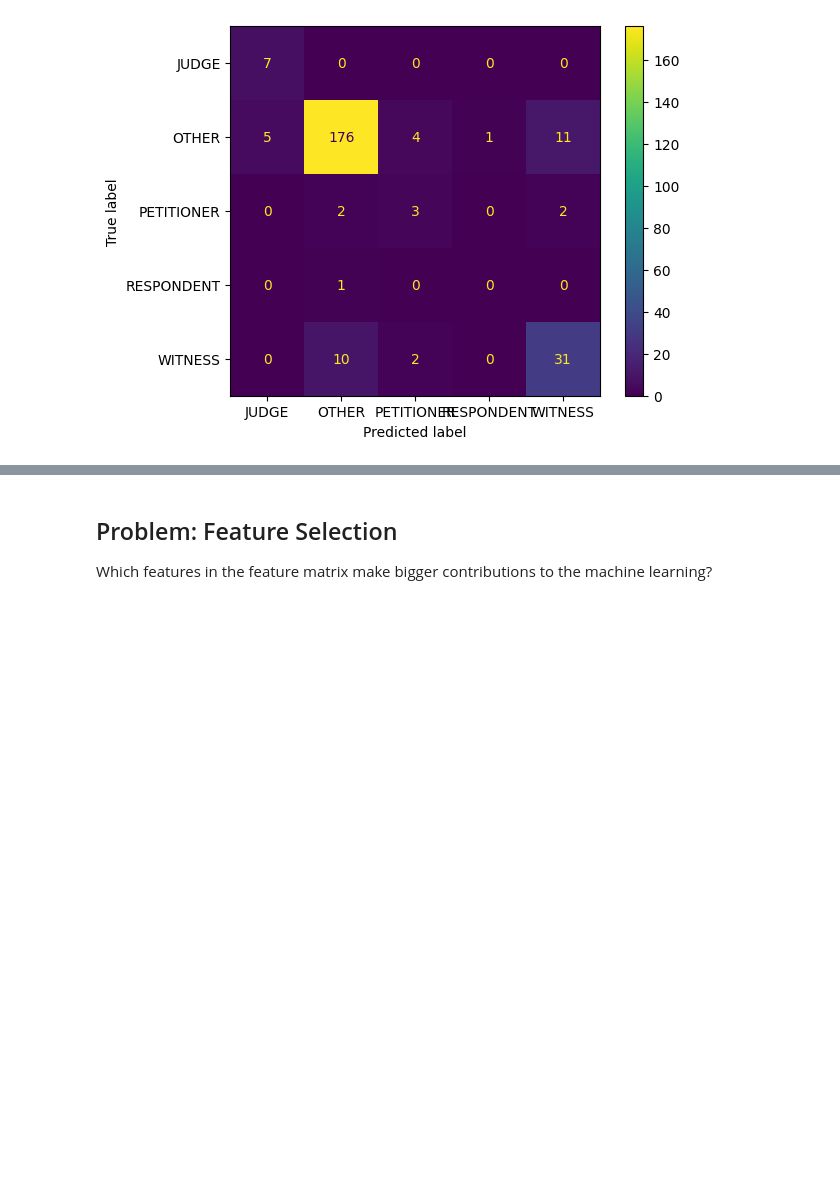
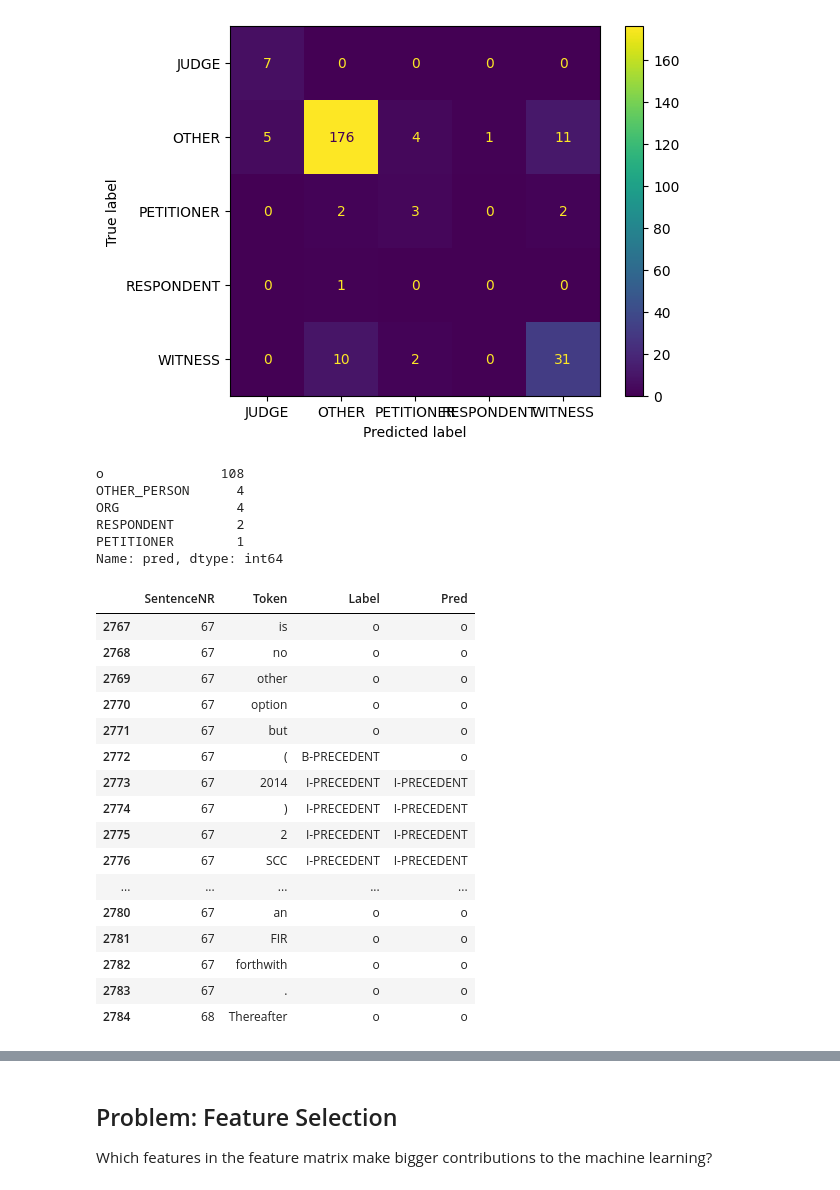
Before and after one commit to cometbridge1998/LegalNER_GdCL_III_Projekt, a Jupyter notebook: LegalNER/Model_Selection.ipynb, the cells around one changed output, grey strips where cells are left out. Saved outputs shown, nothing was run; the diff lists cells and outputs as text; code cells hidden in the pictures; blank space fills up the shorter version.

```diff
--- a/LegalNER/Model_Selection.ipynb
+++ b/LegalNER/Model_Selection.ipynb
@@ -165,3 +165,41 @@ weighted avg       0.68      0.65      0.67      1875
 get_confusion_matrix(pred = all_labels_compare["pred"], true = all_labels_compare["true"], cat="natural_person")
 # %% [output]
 [figure]
+# %%
+diff = all_labels_compare[all_labels_compare["pred"]!=all_labels_compare["true"]]
+diff[diff["true"]=="PRECEDENT"]["pred"].value_counts()
+# %% [output]
+o               108
+OTHER_PERSON      4
+ORG               4
+RESPONDENT        2
+PETITIONER        1
+Name: pred, dtype: int64
+# %%
+diffindex = list(diff[diff["true"]=="PRECEDENT"].index)
+# %%
+df_dev = pd.read_csv("transitional_data/tokenized_dev.csv")
+df_dev["Pred"] = dev_pred
+# %%
+i = 17
+begin = int(diffindex[i][1:-1].split(", ")[0]) - 5
+end = int(diffindex[i][1:-1].split(", ")[-1]) + 8
+df_dev[begin:end]
+# %% [output]
+|  | SentenceNR | Token | Label | Pred |
+| 2767 | 67 | is | o | o |
+| 2768 | 67 | no | o | o |
+| 2769 | 67 | other | o | o |
+| 2770 | 67 | option | o | o |
+| 2771 | 67 | but | o | o |
+| 2772 | 67 | ( | B-PRECEDENT | o |
+| 2773 | 67 | 2014 | I-PRECEDENT | I-PRECEDENT |
+| 2774 | 67 | ) | I-PRECEDENT | I-PRECEDENT |
+| 2775 | 67 | 2 | I-PRECEDENT | I-PRECEDENT |
+| 2776 | 67 | SCC | I-PRECEDENT | I-PRECEDENT |
+| ... | ... | ... | ... | ... |
+| 2780 | 67 | an | o | o |
+| 2781 | 67 | FIR | o | o |
+| 2782 | 67 | forthwith | o | o |
+| 2783 | 67 | . | o | o |
+| 2784 | 68 | Thereafter | o | o |
```
Also changed, not shown: parts of 6 cells of this notebook, 16 other files.
